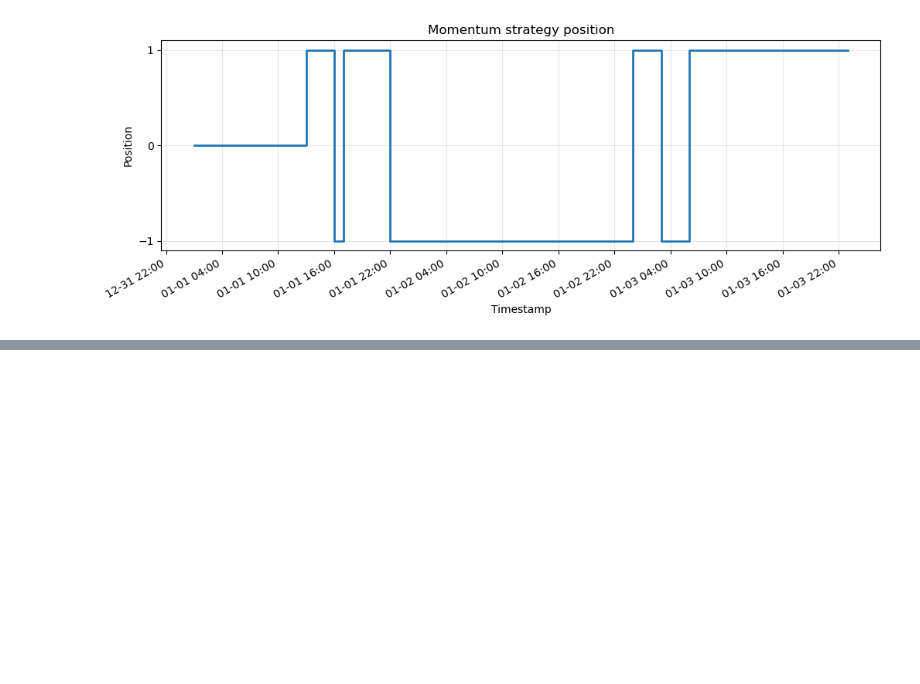
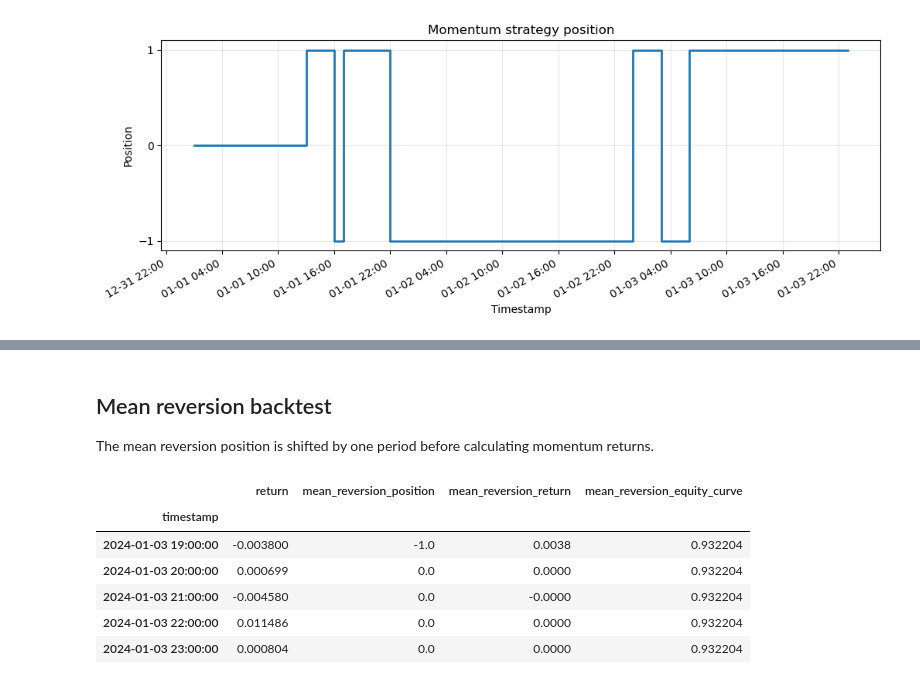
Before and after one commit to Piotr-Gala/market-signal-lab, a Jupyter notebook: notebooks/market_signal_analysis_volatile_sample.ipynb, the cells around one changed output, grey strips where cells are left out. Cells and saved outputs as stored; diff of their text form; code cells hidden in the pictures; blank space fills up the shorter version.

```diff
--- a/notebooks/market_signal_analysis_volatile_sample.ipynb
+++ b/notebooks/market_signal_analysis_volatile_sample.ipynb
@@ -285,0 +301,28 @@ The dataset is synthetic and intentionally small, so the results are highly samp
+# %% [markdown]
+## Mean reversion backtest
+
+The mean reversion position is shifted by one period before calculating momentum returns.
+# %%
+df["mean_reversion_position"] = df["mean_reversion_signal"].shift(1)
+
+df["mean_reversion_return"] = df["mean_reversion_position"] * df["return"]
+df["mean_reversion_equity_curve"] = (
+    1 + df["mean_reversion_return"].fillna(0)
+).cumprod()
+
+df[
+    [
+        "return",
+        "mean_reversion_position",
+        "mean_reversion_return",
+        "mean_reversion_equity_curve",
+    ]
+].tail()
+# %% [output]
+|  | return | mean_reversion_position | mean_reversion_return | mean_reversion_equity_curve |
+| timestamp |  |  |  |  |
+| 2024-01-03 19:00:00 | -0.003800 | -1.0 | 0.0038 | 0.932204 |
+| 2024-01-03 20:00:00 | 0.000699 | 0.0 | 0.0000 | 0.932204 |
+| 2024-01-03 21:00:00 | -0.004580 | 0.0 | -0.0000 | 0.932204 |
+| 2024-01-03 22:00:00 | 0.011486 | 0.0 | 0.0000 | 0.932204 |
+| 2024-01-03 23:00:00 | 0.000804 | 0.0 | 0.0000 | 0.932204 |
```
Also changed, not shown: parts of 12 cells of this notebook.
